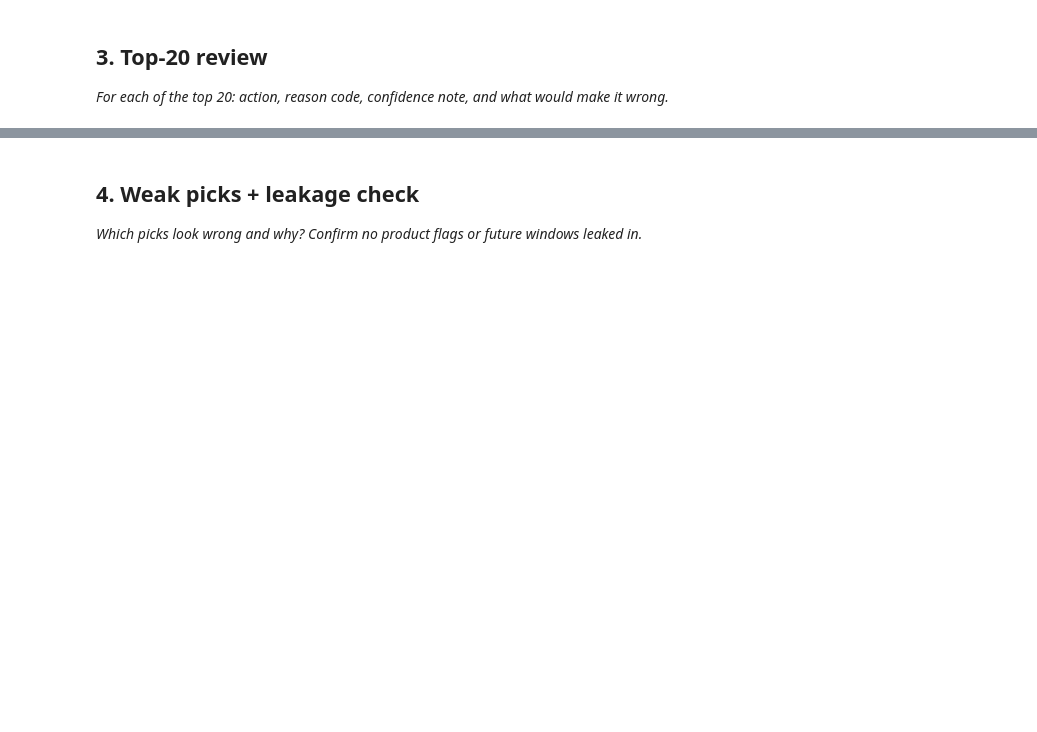
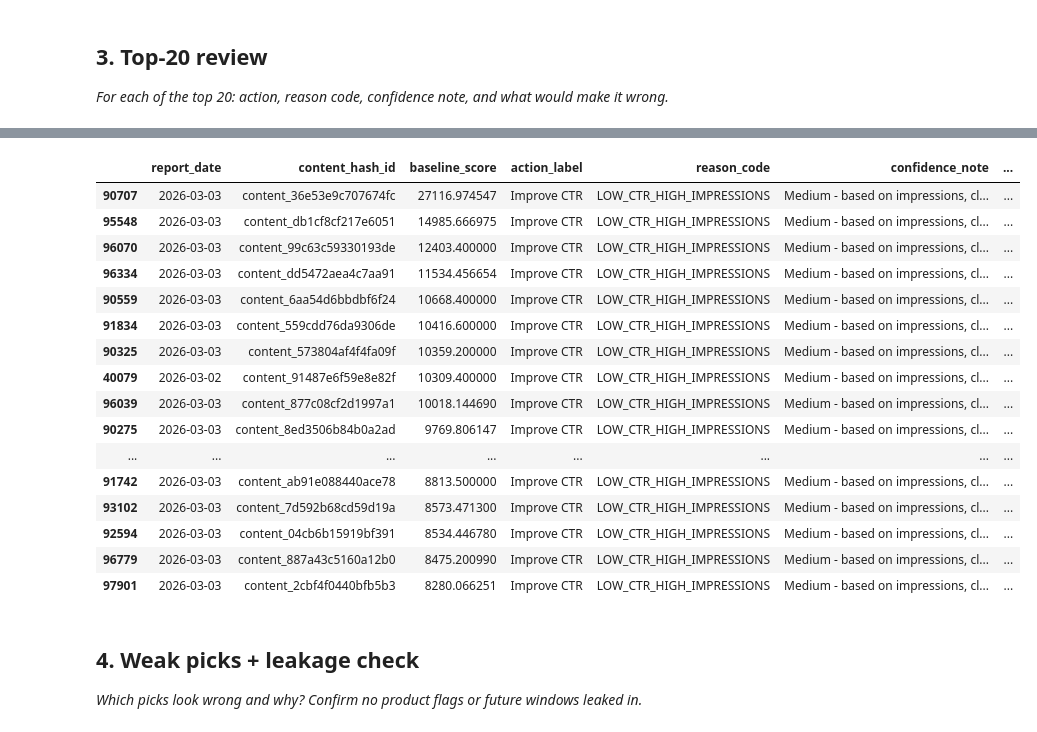
Before and after one commit to Shaimaa307/flyrank-ml-internship, a Jupyter notebook: work/notebooks/w04_baseline_score.ipynb, the cells around one changed output, grey strips where cells are left out. Saved outputs shown, nothing was run; the diff lists cells and outputs as text; code cells hidden in the pictures; blank space fills up the shorter version.

```diff
--- a/work/notebooks/w04_baseline_score.ipynb
+++ b/work/notebooks/w04_baseline_score.ipynb
@@ -13,3 +47,15 @@ This skeleton is yours to fill. Work the sections **in order** — each one has
 # %%
 # This cell is for CODE (numbers, a query, a check).
 # Write your text answer in the cell ABOVE this one — typing sentences here breaks Run All.
+query = f"""
+SELECT *
+FROM read_parquet(
+'{warehouse}/fact_content_daily_performance/month=2026-03/*.parquet'
+)
+LIMIT 100000
+"""
+
+df = con.sql(query).df()
+
+print(df.shape)
+df.head()
@@ -27,6 +184,47 @@ This skeleton is yours to fill. Work the sections **in order** — each one has
 # %%
 # This cell is for CODE (numbers, a query, a check).
 # Write your text answer in the cell ABOVE this one — typing sentences here breaks Run All.
+top20 = queue.head(20).copy()
+
+top20["confidence_note"] = (
+    "Medium - based on impressions, clicks, and search position."
+)
+
+top20["what_would_make_it_wrong"] = (
+    "Recent content changes, seasonal traffic, or missing analytics data."
+)
+
+review = top20[
+    [
+        "report_date",
+        "content_hash_id",
+        "baseline_score",
+        "action_label",
+        "reason_code",
+        "confidence_note",
+        "what_would_make_it_wrong",
+    ]
+]
+
+review
+# %% [output]
+|  | report_date | content_hash_id | baseline_score | action_label | reason_code | confidence_note | ... |
+| 90707 | 2026-03-03 | content_36e53e9c707674fc | 27116.974547 | Improve CTR | LOW_CTR_HIGH_IMPRESSIONS | Medium - based on impressions, cl... | ... |
+| 95548 | 2026-03-03 | content_db1cf8cf217e6051 | 14985.666975 | Improve CTR | LOW_CTR_HIGH_IMPRESSIONS | Medium - based on impressions, cl... | ... |
+| 96070 | 2026-03-03 | content_99c63c59330193de | 12403.400000 | Improve CTR | LOW_CTR_HIGH_IMPRESSIONS | Medium - based on impressions, cl... | ... |
+| 96334 | 2026-03-03 | content_dd5472aea4c7aa91 | 11534.456654 | Improve CTR | LOW_CTR_HIGH_IMPRESSIONS | Medium - based on impressions, cl... | ... |
+| 90559 | 2026-03-03 | content_6aa54d6bbdbf6f24 | 10668.400000 | Improve CTR | LOW_CTR_HIGH_IMPRESSIONS | Medium - based on impressions, cl... | ... |
+| 91834 | 2026-03-03 | content_559cdd76da9306de | 10416.600000 | Improve CTR | LOW_CTR_HIGH_IMPRESSIONS | Medium - based on impressions, cl... | ... |
+| 90325 | 2026-03-03 | content_573804af4f4fa09f | 10359.200000 | Improve CTR | LOW_CTR_HIGH_IMPRESSIONS | Medium - based on impressions, cl... | ... |
+| 40079 | 2026-03-02 | content_91487e6f59e8e82f | 10309.400000 | Improve CTR | LOW_CTR_HIGH_IMPRESSIONS | Medium - based on impressions, cl... | ... |
+| 96039 | 2026-03-03 | content_877c08cf2d1997a1 | 10018.144690 | Improve CTR | LOW_CTR_HIGH_IMPRESSIONS | Medium - based on impressions, cl... | ... |
+| 90275 | 2026-03-03 | content_8ed3506b84b0a2ad | 9769.806147 | Improve CTR | LOW_CTR_HIGH_IMPRESSIONS | Medium - based on impressions, cl... | ... |
+| ... | ... | ... | ... | ... | ... | ... | ... |
+| 91742 | 2026-03-03 | content_ab91e088440ace78 | 8813.500000 | Improve CTR | LOW_CTR_HIGH_IMPRESSIONS | Medium - based on impressions, cl... | ... |
+| 93102 | 2026-03-03 | content_7d592b68cd59d19a | 8573.471300 | Improve CTR | LOW_CTR_HIGH_IMPRESSIONS | Medium - based on impressions, cl... | ... |
+| 92594 | 2026-03-03 | content_04cb6b15919bf391 | 8534.446780 | Improve CTR | LOW_CTR_HIGH_IMPRESSIONS | Medium - based on impressions, cl... | ... |
+| 96779 | 2026-03-03 | content_887a43c5160a12b0 | 8475.200990 | Improve CTR | LOW_CTR_HIGH_IMPRESSIONS | Medium - based on impressions, cl... | ... |
+| 97901 | 2026-03-03 | content_2cbf4f0440bfb5b3 | 8280.066251 | Improve CTR | LOW_CTR_HIGH_IMPRESSIONS | Medium - based on impressions, cl... | ... |
 # %% [markdown]
 ## 4. Weak picks + leakage check
 
```
Also changed, not shown: parts of 10 cells of this notebook.
